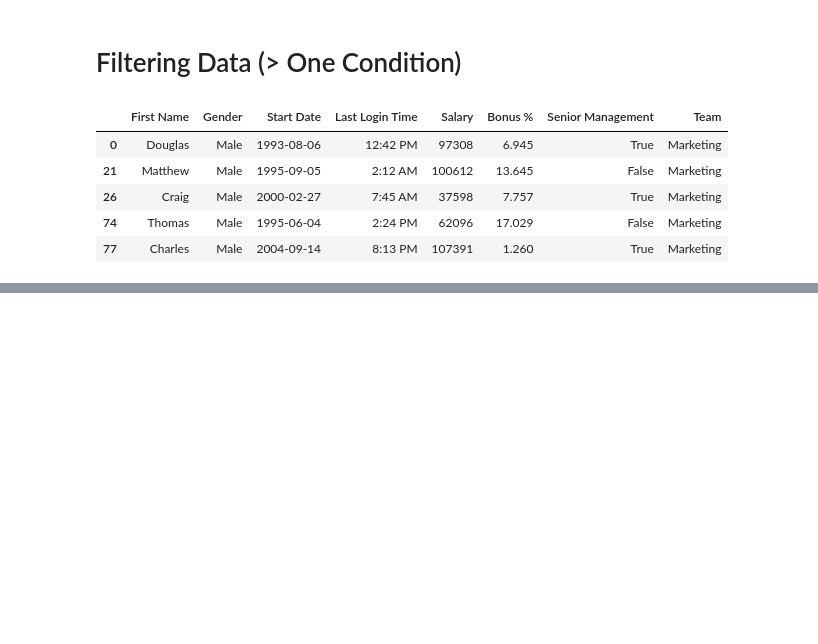
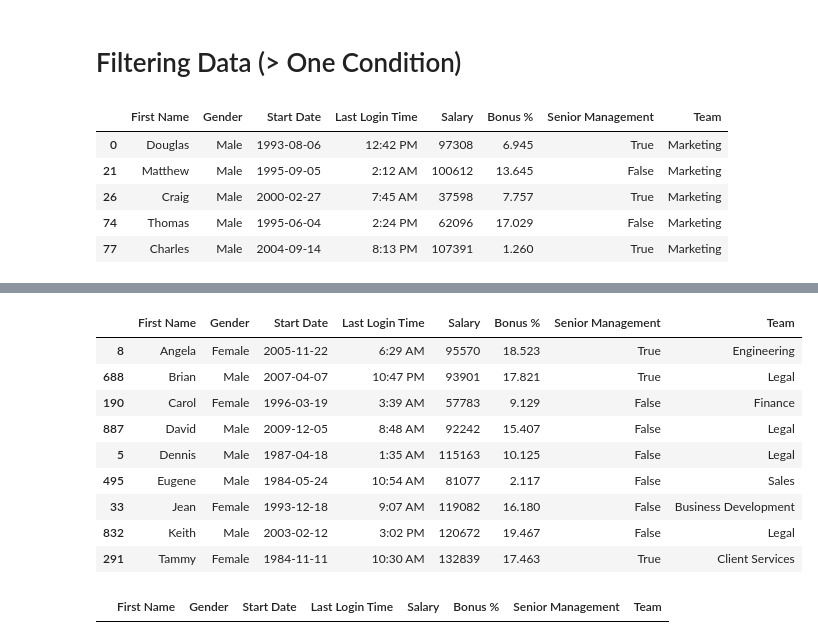
Before and after one commit to nareyes/education, a Jupyter notebook: data_analysis_pandas/03_data_frames_filtering.ipynb, the cells around one changed output, grey strips where cells are left out. Cells and saved outputs as stored; diff of their text form; code cells hidden in the pictures; blank space fills up the shorter version.

```diff
--- a/data_analysis_pandas/03_data_frames_filtering.ipynb
+++ b/data_analysis_pandas/03_data_frames_filtering.ipynb
@@ -191,0 +346,19 @@ employees[
+# %%
+# drop ALL duplicates in a specified column
+employees_sorted.drop_duplicates(subset = ['First Name'], keep = False) # drops any first_name with a duplicate entry
+# %% [output]
+|  | First Name | Gender | Start Date | Last Login Time | Salary | Bonus % | Senior Management | Team |
+| 8 | Angela | Female | 2005-11-22 | 6:29 AM | 95570 | 18.523 | True | Engineering |
+| 688 | Brian | Male | 2007-04-07 | 10:47 PM | 93901 | 17.821 | True | Legal |
+| 190 | Carol | Female | 1996-03-19 | 3:39 AM | 57783 | 9.129 | False | Finance |
+| 887 | David | Male | 2009-12-05 | 8:48 AM | 92242 | 15.407 | False | Legal |
+| 5 | Dennis | Male | 1987-04-18 | 1:35 AM | 115163 | 10.125 | False | Legal |
+| 495 | Eugene | Male | 1984-05-24 | 10:54 AM | 81077 | 2.117 | False | Sales |
+| 33 | Jean | Female | 1993-12-18 | 9:07 AM | 119082 | 16.180 | False | Business Development |
+| 832 | Keith | Male | 2003-02-12 | 3:02 PM | 120672 | 19.467 | False | Legal |
+| 291 | Tammy | Female | 1984-11-11 | 10:30 AM | 132839 | 17.463 | True | Client Services |
+# %%
+# drop ALL duplicates in a specified column when there are no unique values
+employees_sorted.drop_duplicates(subset = ['Team'], keep = False) # will return empty data frame
+# %% [output]
+|  | First Name | Gender | Start Date | Last Login Time | Salary | Bonus % | Senior Management | Team |
```
Also changed, not shown: parts of 18 cells of this notebook.
